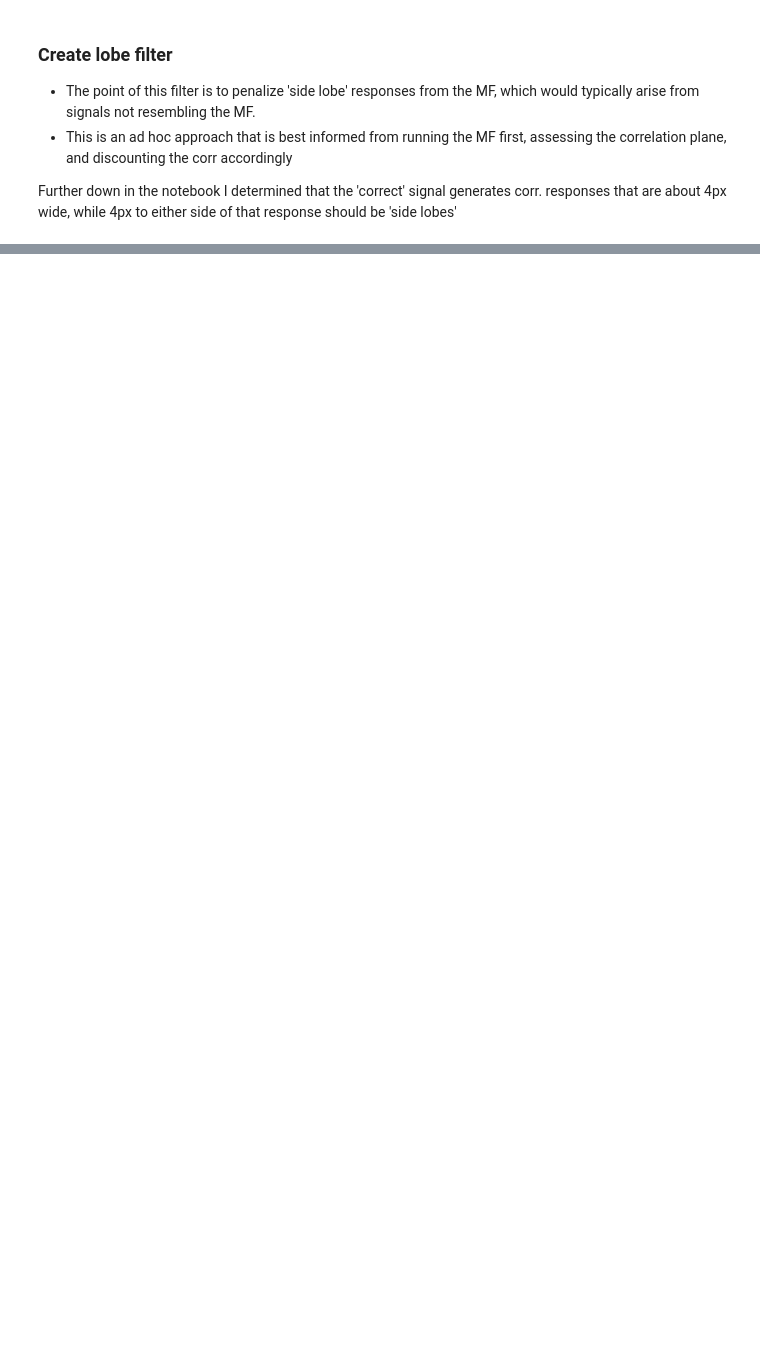
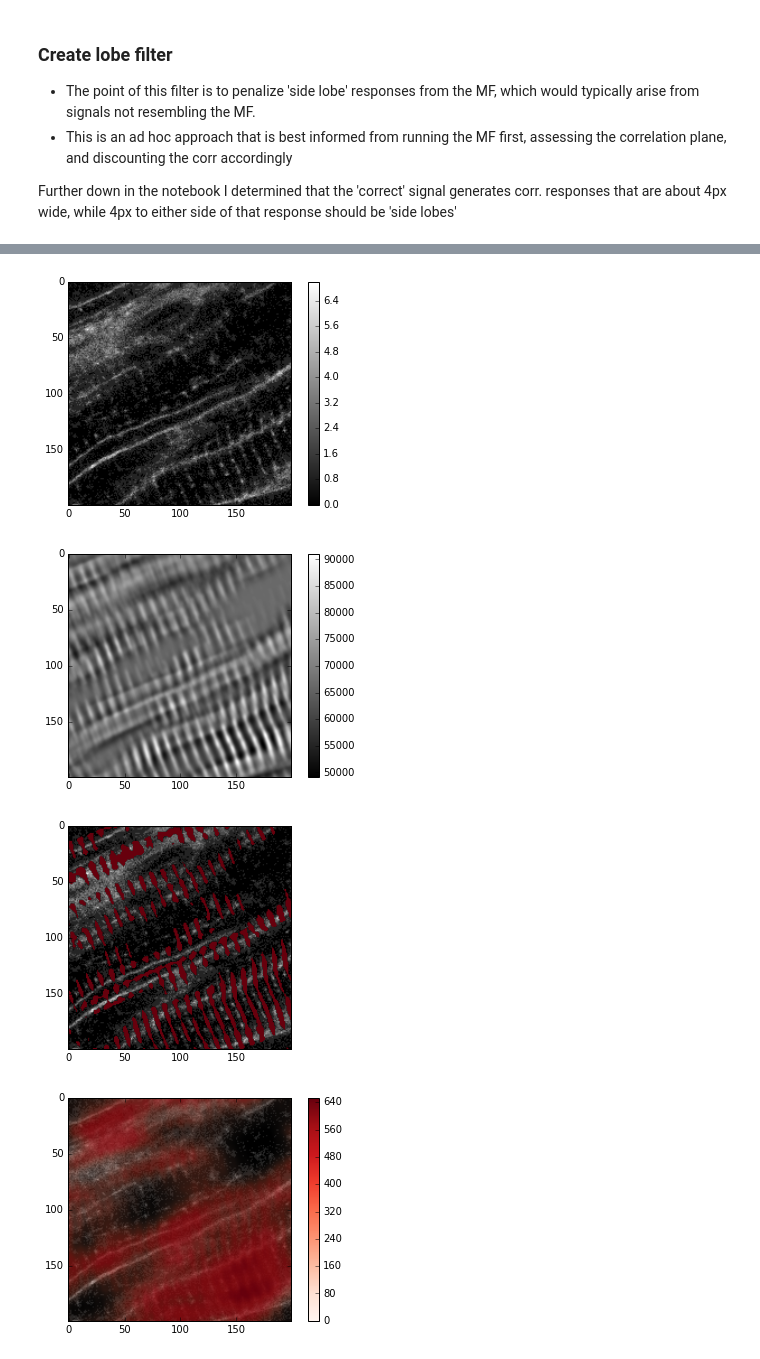
Before and after one commit to huskeypm/gpu_detect, a Jupyter notebook: tissuetests.ipynb, the cells around one changed output, grey strips where cells are left out. Drawn from its saved outputs; the diff is of its cells as text; code cells hidden in the pictures; blank space fills up the shorter version.

```diff
--- a/tissuetests.ipynb
+++ b/tissuetests.ipynb
@@ -206,0 +110,9 @@ imshow(lobemfr,cmap='gray')
+# %%
+tissue.dbgimg(case,results,
+       thrsh=False,corr=False,corrLobe=False,
+       ul=[l,r],lr=[ll,rr])
+# %% [output]
+[figure, added]
+[figure, added]
+[figure, added]
+[figure, added]
```
Also changed, not shown: parts of 76 cells of this notebook, 2 other files.
